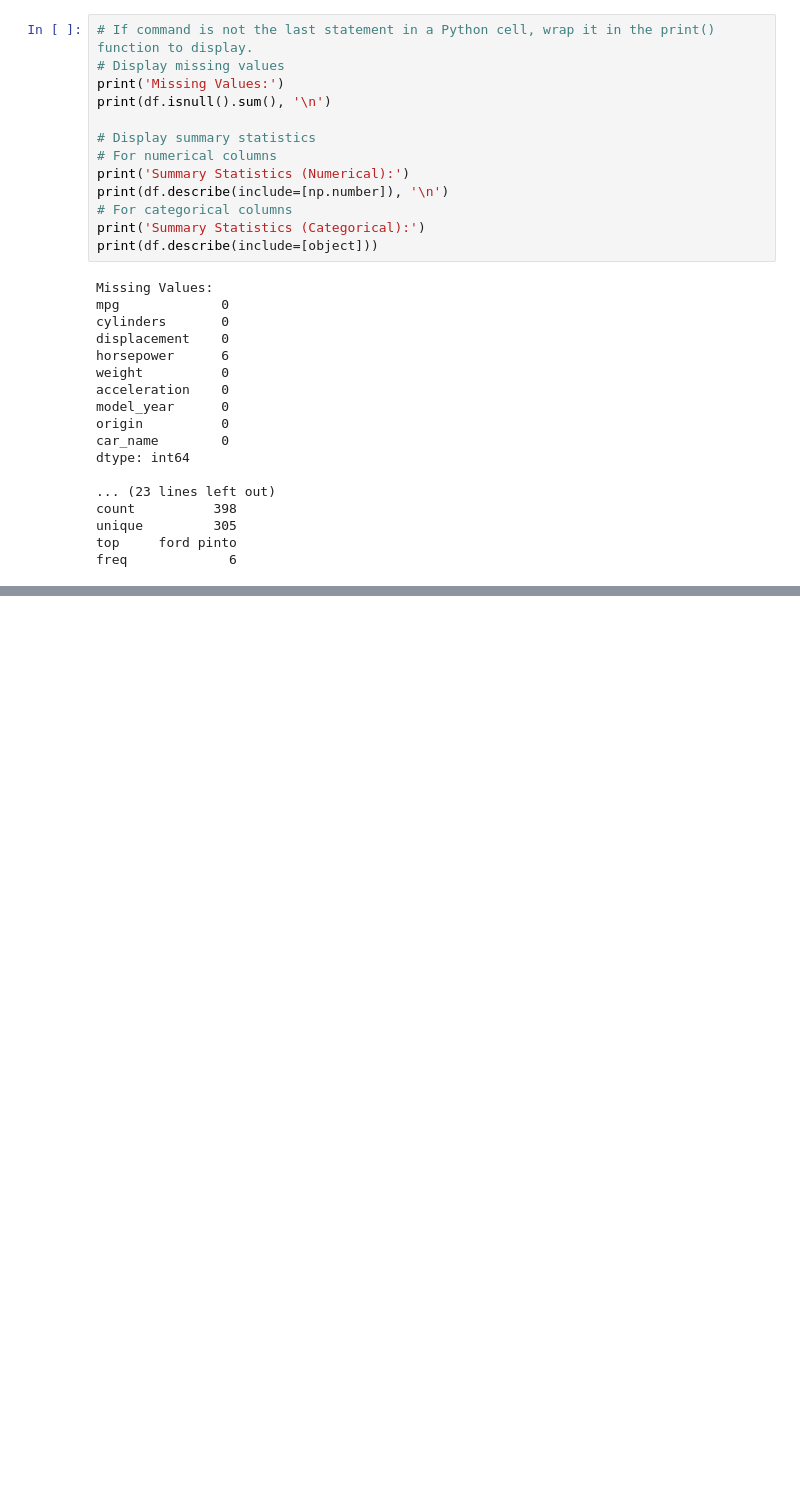
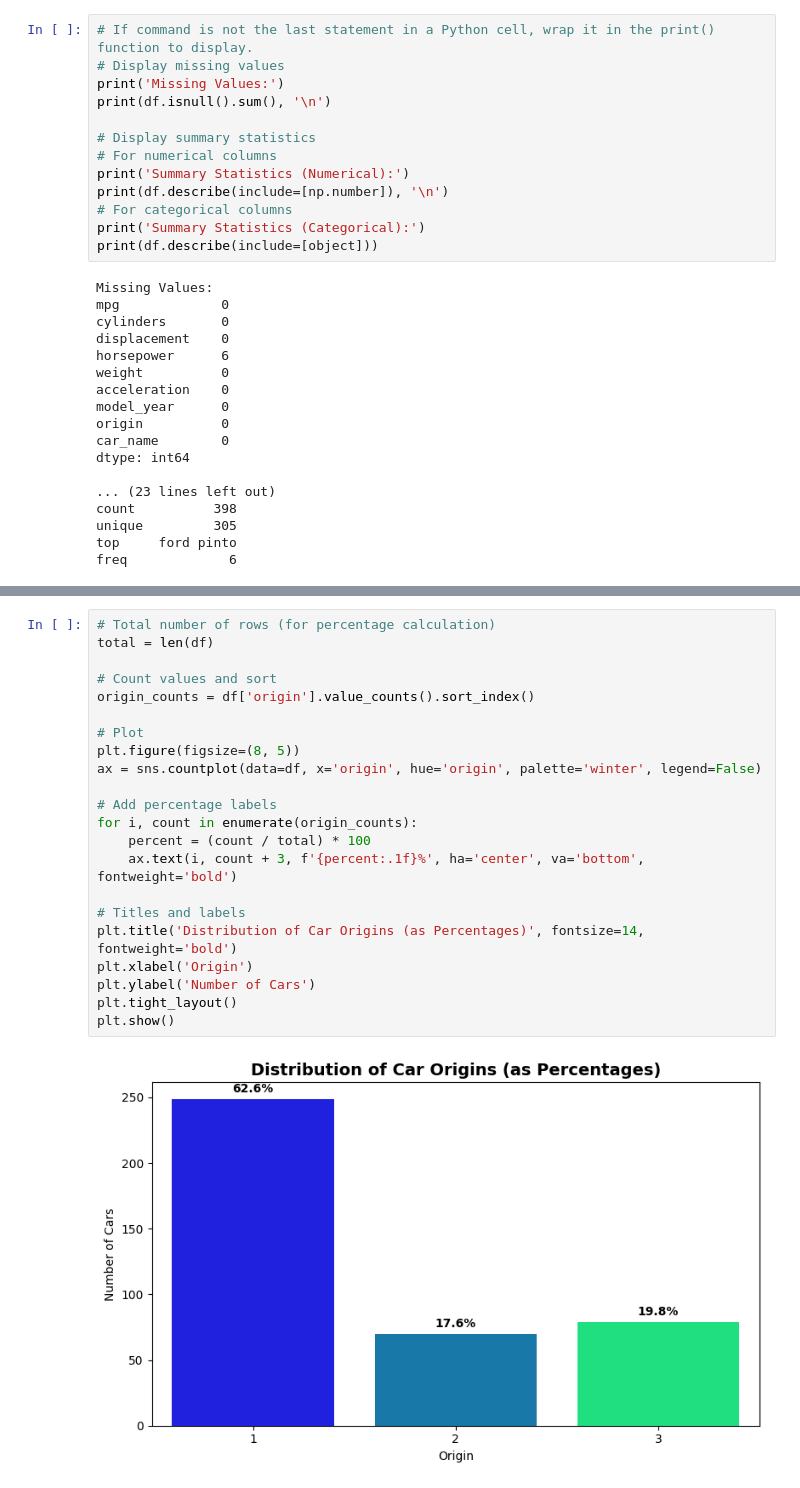
Before and after one commit to Bdowdle4/ml-regression-dowdle, a Jupyter notebook: regression-dowdle.ipynb, the cells around one changed output, grey strips where cells are left out. Cells and saved outputs as stored; diff of their text form; blank space fills up the shorter version.

```diff
--- a/regression-dowdle.ipynb
+++ b/regression-dowdle.ipynb
@@ -93,0 +165,24 @@ The only column with missing values is horsepower with 6 missing values. The car
+# %%
+# Total number of rows (for percentage calculation)
+total = len(df)
+
+# Count values and sort
+origin_counts = df['origin'].value_counts().sort_index()
+
+# Plot
+plt.figure(figsize=(8, 5))
+ax = sns.countplot(data=df, x='origin', hue='origin', palette='winter', legend=False)
+
+# Add percentage labels
+for i, count in enumerate(origin_counts):
+    percent = (count / total) * 100
+    ax.text(i, count + 3, f'{percent:.1f}%', ha='center', va='bottom', fontweight='bold')
+
+# Titles and labels
+plt.title('Distribution of Car Origins (as Percentages)', fontsize=14, fontweight='bold')
+plt.xlabel('Origin')
+plt.ylabel('Number of Cars')
+plt.tight_layout()
+plt.show()
+# %% [output]
+[figure, added]
```
Also changed, not shown: parts of 8 cells of this notebook.
